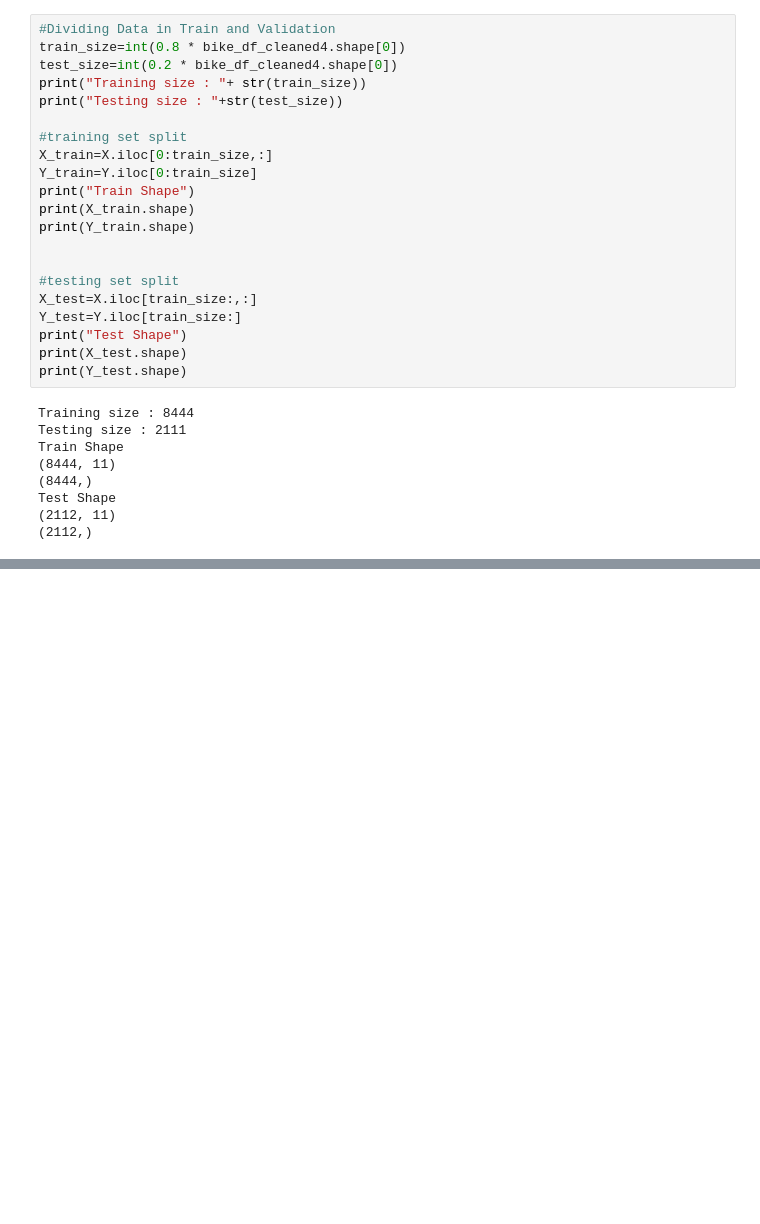
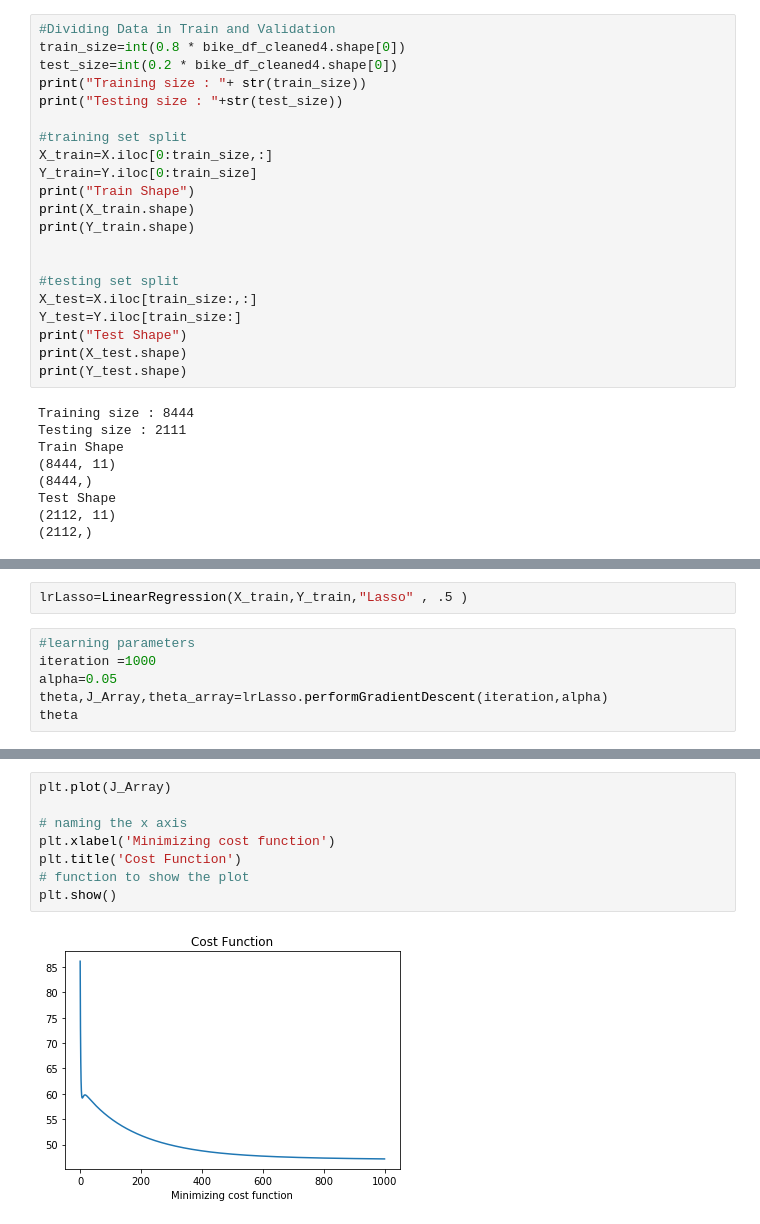
Before and after one commit to Ankursrivastavaaa/IIT-BikeSharingDemand, a Jupyter notebook: Bike Sharing Demand.ipynb, the cells around one changed output, grey strips where cells are left out. Cells and saved outputs as stored; diff of their text form; blank space fills up the shorter version.

```diff
--- a/Bike Sharing Demand.ipynb
+++ b/Bike Sharing Demand.ipynb
@@ -536,0 +539,8 @@ print(ErrorPercentage.mean())
+# %%
+lrLasso=LinearRegression(X_train,Y_train,"Lasso" , .5 )
+# %%
+#learning parameters
+iteration =1000
+alpha=0.05
+theta,J_Array,theta_array=lrLasso.performGradientDescent(iteration,alpha)
+theta
@@ -536,0 +560,10 @@ print(ErrorPercentage.mean())
+# %%
+plt.plot(J_Array)
+
+# naming the x axis
+plt.xlabel('Minimizing cost function')
+plt.title('Cost Function')
+# function to show the plot
+plt.show()
+# %% [output]
+[figure, added]
```
Also changed, not shown: parts of 20 cells of this notebook.
